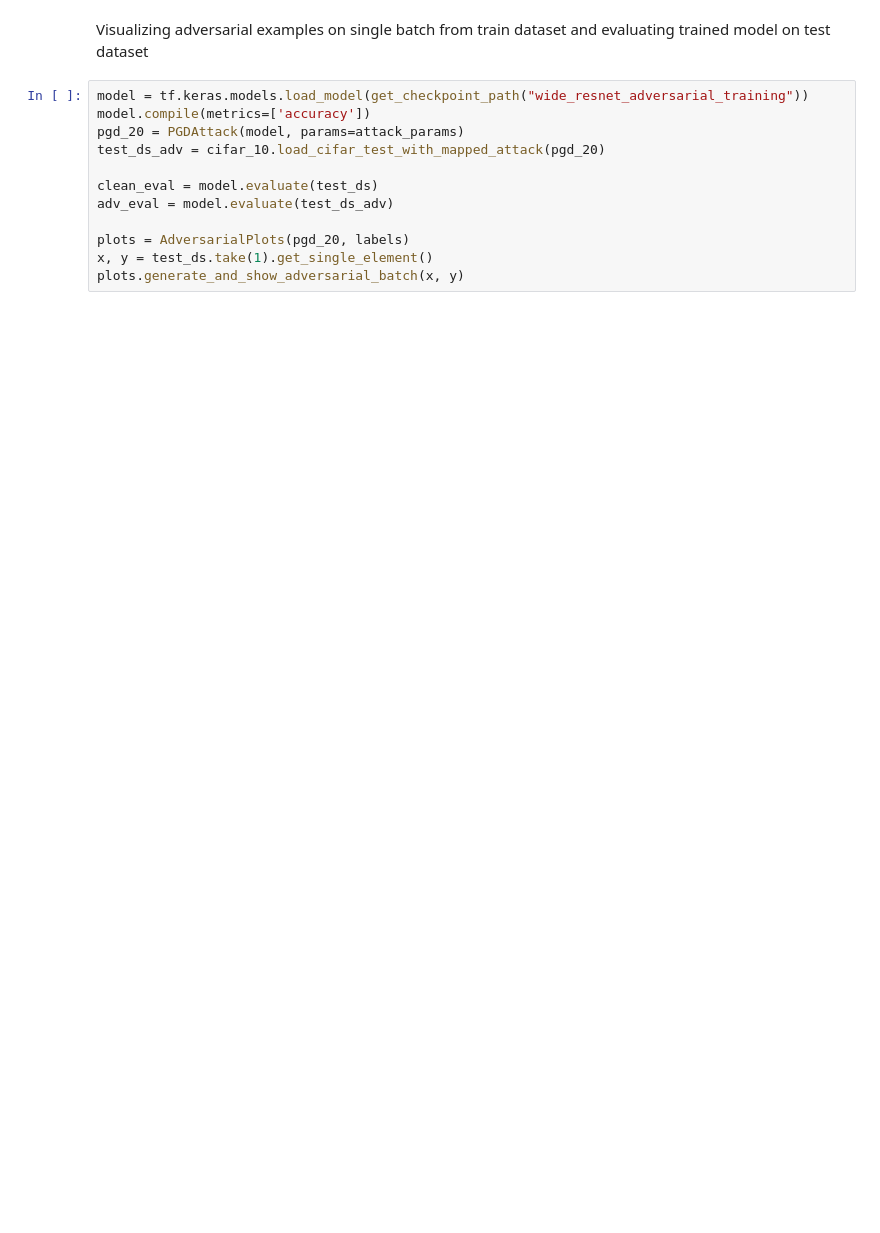
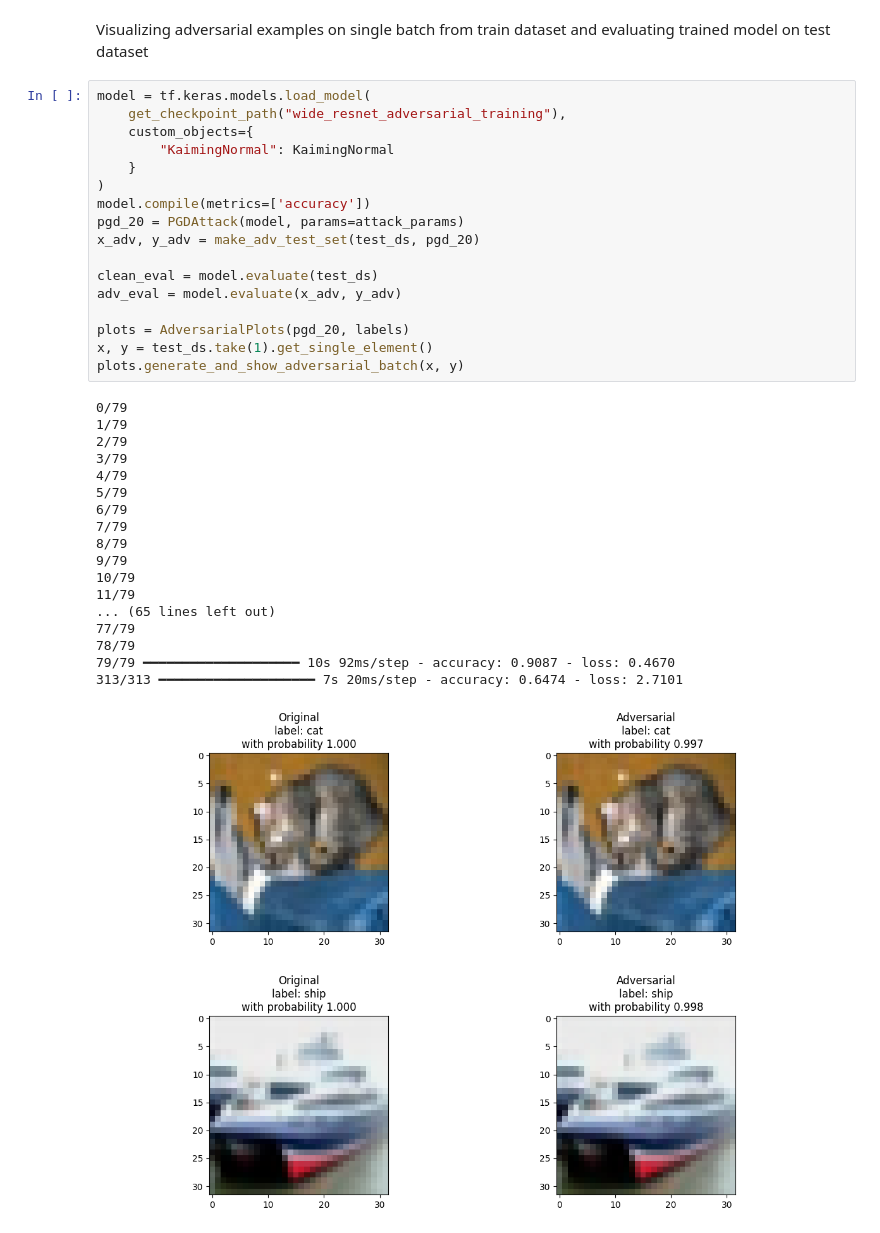
Before and after one commit to KarolKutyla/awp_tf_tests, a Jupyter notebook: executable_specs/testing_wide_resnet_28.ipynb, the cells around one changed output. Saved outputs shown, nothing was run; the diff lists cells and outputs as text; blank space fills up the shorter version.

```diff
--- a/executable_specs/testing_wide_resnet_28.ipynb
+++ b/executable_specs/testing_wide_resnet_28.ipynb
@@ -41,14 +111,39 @@ plots.generate_and_show_adversarial_batch(x, y)
 # %% [markdown]
 Visualizing adversarial examples on single batch from train dataset and evaluating trained model on test dataset
 # %%
-model = tf.keras.models.load_model(get_checkpoint_path("wide_resnet_adversarial_training"))
+model = tf.keras.models.load_model(
+    get_checkpoint_path("wide_resnet_adversarial_training"),
+    custom_objects={
+        "KaimingNormal": KaimingNormal
+    }
+)
 model.compile(metrics=['accuracy'])
 pgd_20 = PGDAttack(model, params=attack_params)
-test_ds_adv = cifar_10.load_cifar_test_with_mapped_attack(pgd_20)
+x_adv, y_adv = make_adv_test_set(test_ds, pgd_20)
 
 clean_eval = model.evaluate(test_ds)
-adv_eval = model.evaluate(test_ds_adv)
+adv_eval = model.evaluate(x_adv, y_adv)
 
 plots = AdversarialPlots(pgd_20, labels)
 x, y = test_ds.take(1).get_single_element()
 plots.generate_and_show_adversarial_batch(x, y)
+# %% [output]
+0/79
+1/79
+2/79
+3/79
+4/79
+5/79
+6/79
+7/79
+8/79
+9/79
+10/79
+11/79
+... (65 lines left out)
+77/79
+78/79
+79/79 ━━━━━━━━━━━━━━━━━━━━ 10s 92ms/step - accuracy: 0.9087 - loss: 0.4670
+313/313 ━━━━━━━━━━━━━━━━━━━━ 7s 20ms/step - accuracy: 0.6474 - loss: 2.7101
+[figure, added]
+[figure, added]
```
Also changed, not shown: parts of 3 cells of this notebook, 2 other files.
